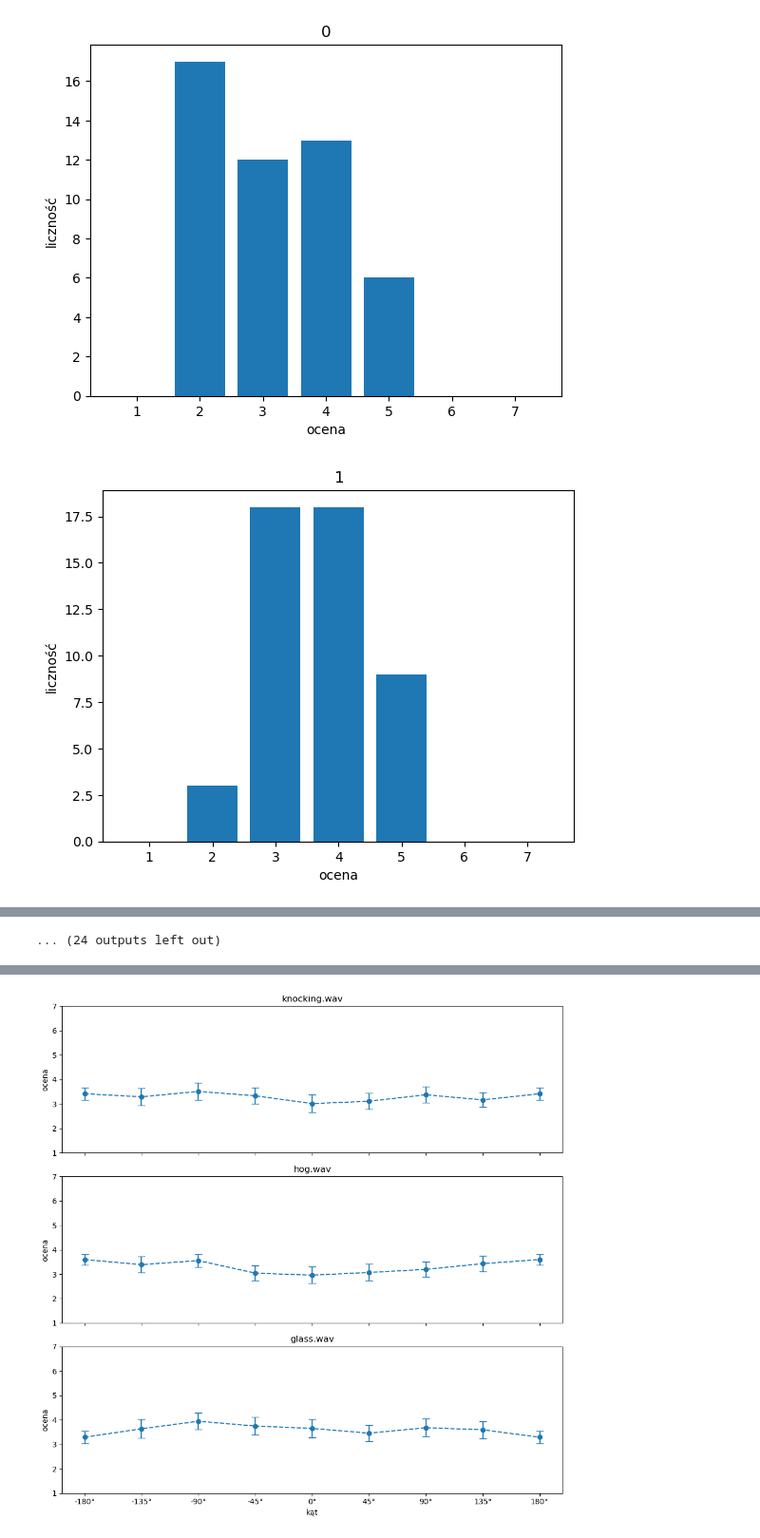
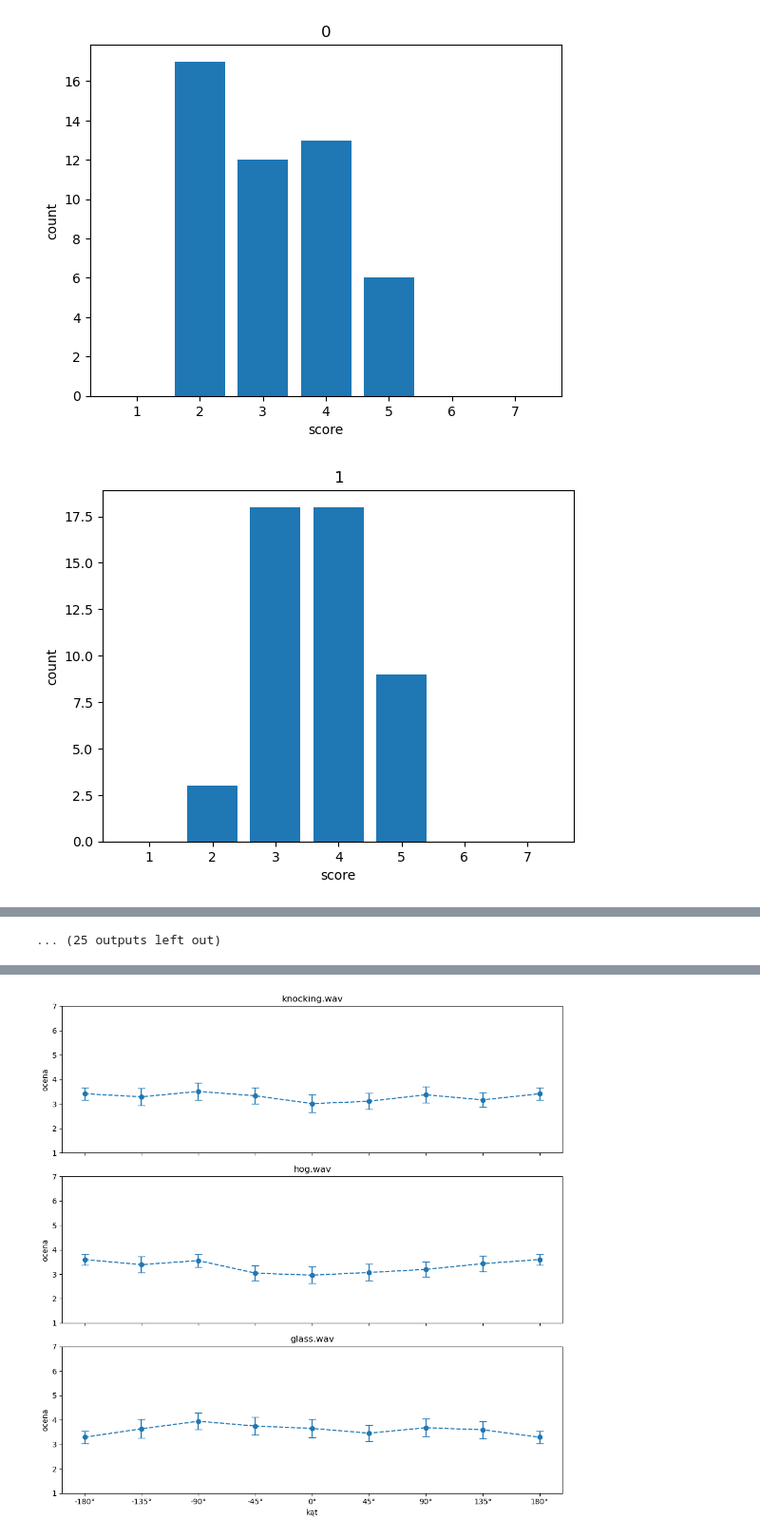
Before and after one commit to antoninastefanowska/MaxListeningTest, a Jupyter notebook: analysis.ipynb, the cells around one changed output, grey strips where cells are left out. Shown at 95% size. Drawn from its saved outputs; the diff is of its cells as text; code cells hidden in the pictures.

```diff
--- a/analysis.ipynb
+++ b/analysis.ipynb
@@ -13,11 +22,20 @@ def score_histogram(data_slice, title):
         score_counts.append(length)
     plt.bar(range(1, 8), score_counts)
     plt.xticks(range(1, 8))
-    plt.xlabel('ocena')
-    plt.ylabel('liczność')
+    plt.xlabel('score')
+    plt.ylabel('count')
     plt.title(title)
-    #plt.savefig('ocena_histogram.png', dpi=400, format='png')
+    plt.savefig('score_histogram.png', dpi=400, format='png')
     plt.show()
 # %%
 data = pd.read_csv('data.csv')
 participants = pd.read_csv('participants.csv')
+# %%
+participant_ids = np.sort(participants['id'].unique())
+channels = np.sort(data['channel'].unique())
+sounds = np.sort(data['sound'].unique())
+sample_dict = dict()
+for index, pair in enumerate(itertools.product(sounds, channels)):
+    sample_dict[pair] = index + 1
+pp = pprint.PrettyPrinter()
+pp.pprint(sample_dict)
@@ -24,19 +60,38 @@ participants = pd.read_csv('participants.csv')
 # %%
-participant_ids = participants['id'].unique()
 participants['rmse'] = pd.Series(dtype='float')
+data['sample'] = pd.Series(dtype='int')
+data['repeat'] = pd.Series(dtype='int')
+all_scores = []
 for participant in participant_ids:
-    group_indexes = data[data['participant_id'] == participant].groupby(['sound', 'channel']).groups.values()
+    data_slice = data[data['participant_id'] == participant]
+    group_indexes = data_slice.groupby(['recording', 'channel']).groups.values()
     first_scores = []
     second_scores = []
     for index_pair in group_indexes:
-        first_scores.append(data.loc[index_pair[0]]['score'])
-        second_scores.append(data.loc[index_pair[1]]['score'])
+        first_attempt = data.loc[index_pair[0]]
+        second_attempt = data.loc[index_pair[1]]
+
+        sample = (first_attempt['recording'], first_attempt['channel'])
+        sample_id = sample_dict[sample]
+        data.loc[index_pair, 'sample'] = sample_id
+        data.loc[index_pair[0], 'repeat'] = 0
+        data.loc[index_pair[1], 'repeat'] = 1
+
+        first_scores.append(first_attempt['score'])
+        second_scores.append(second_attempt['score'])
+
     rmse = mean_squared_error(first_scores, second_scores, squared=False)
+    model = ols('score ~ C(angle)', data=data_slice).fit()
+    f = sm.stats.anova_lm(model, typ=1).F[0]
 
-    var = statistics.variance(data[data['participant_id'] == participant]['score'])
     participants.loc[participants['id'] == participant, 'rmse'] = rmse
-    participants.loc[participants['id'] == participant, 'var'] = var
+    participants.loc[participants['id'] == participant, 'f'] = f
     score_histogram(data[data['participant_id'] == participant], participant)
+
+    all_scores.append(data_slice.sort_values(by=['sample', 'repeat'])['score'])
+
+data = data.astype({'sample': 'int', 'repeat': 'int'})
+all_scores = numpy.array(all_scores)
 # %% [output]
-[figure, old version]
+[figure, new version]
-[figure, old version]
+[figure, new version]
@@ -53 +108 @@ for participant in participant_ids:
-... (24 outputs left out)
+... (25 outputs left out)
```
Also changed, not shown: parts of 41 cells of this notebook, 3 other files.
